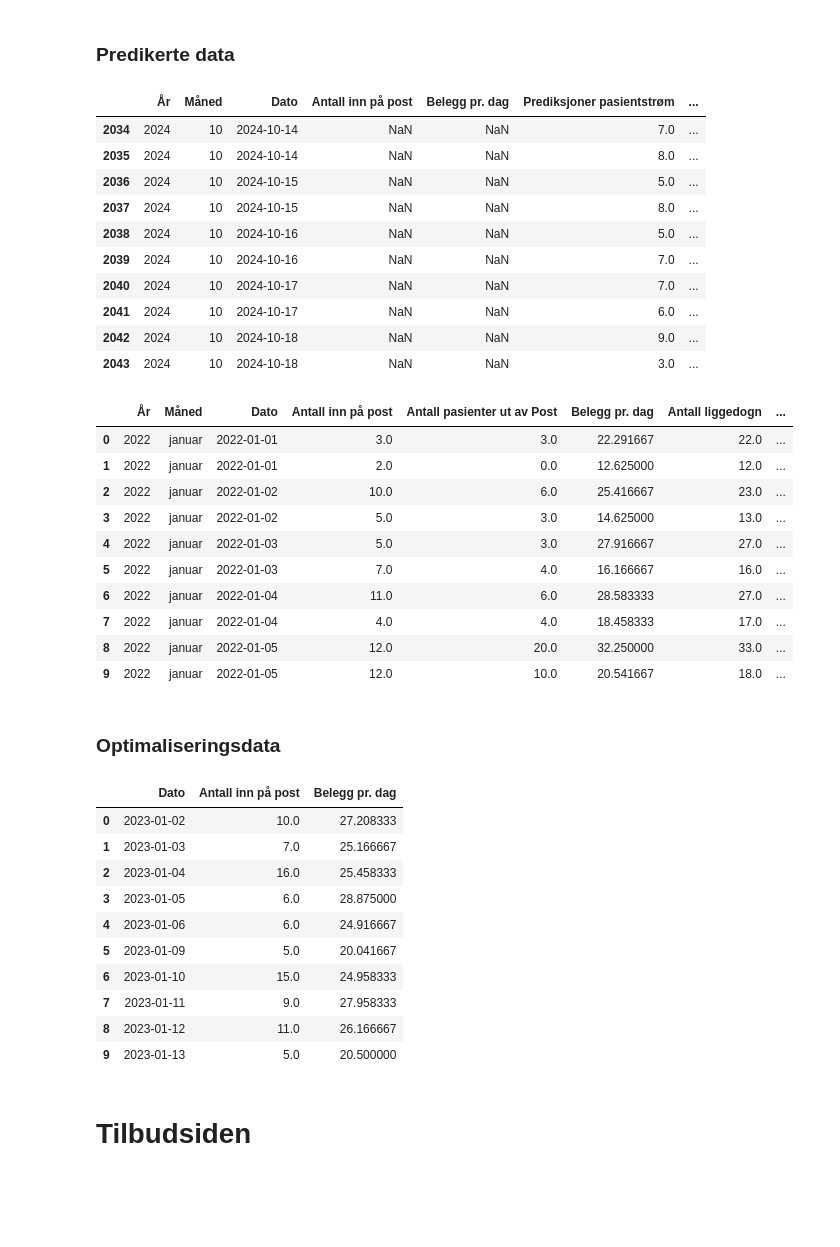
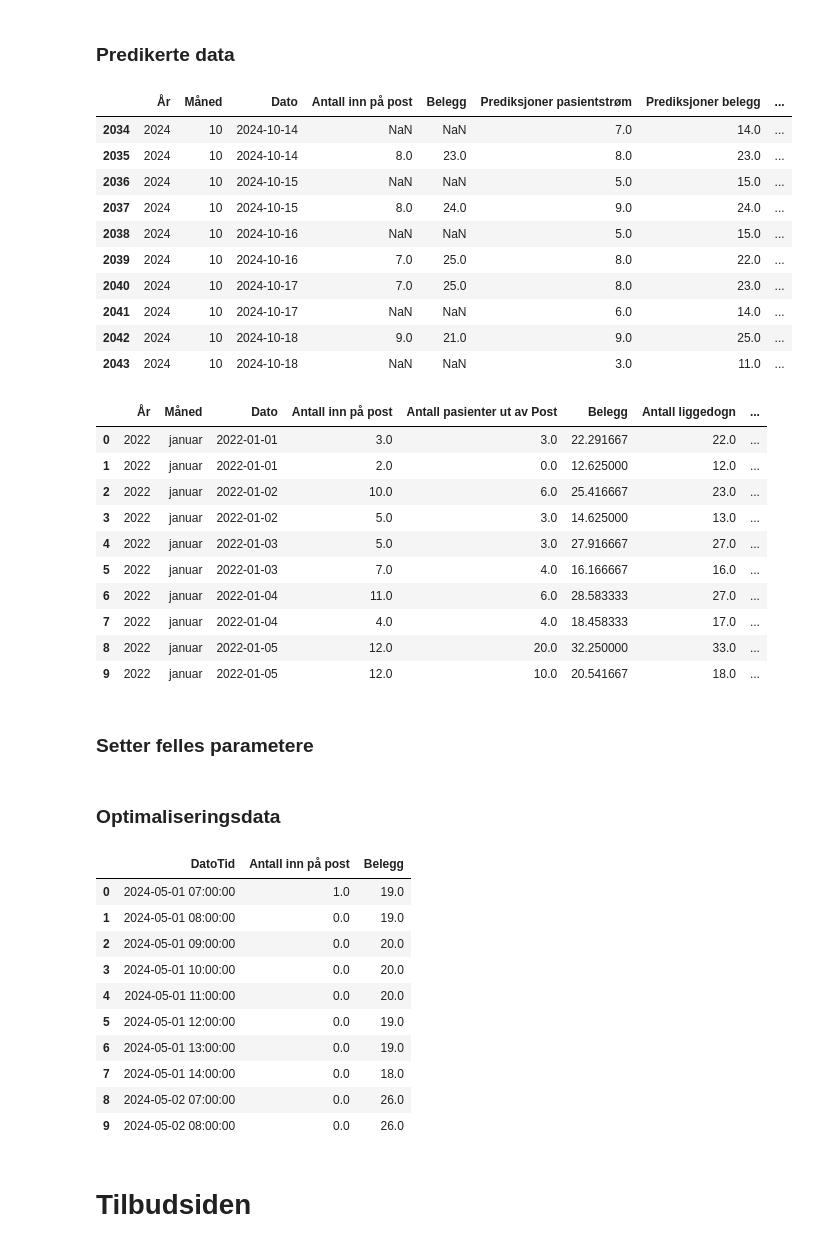
Before and after one commit to JoachimSvensson/HealthSector, a Jupyter notebook: fin_hf_full.ipynb, the cells around one changed output. Cells and saved outputs as stored; diff of their text form; code cells hidden in the pictures; blank space fills up the shorter version.

```diff
--- a/fin_hf_full.ipynb
+++ b/fin_hf_full.ipynb
@@ -31,26 +65,28 @@ fin_data_hist.head(10)
 ### Predikerte data
 # %%
 path_pred = "./forecasting/excel_models/fin_hf_prediksjoner.xlsx"
-forecasted_demand = create_forecast_dataset(path_pred)
+sheetname_med = "hammerfest_medisinsk"
+sheetname_kir = "hammerfest_kirurgisk"
+forecasted_demand = create_forecast_dataset(path_pred, sheetname_med, sheetname_kir)
 forecasted_demand.head(10)
 # %% [output]
-|  | År | Måned | Dato | Antall inn på post | Belegg pr. dag | Prediksjoner pasientstrøm | ... |
-| 2034 | 2024 | 10 | 2024-10-14 | NaN | NaN | 7.0 | ... |
-| 2035 | 2024 | 10 | 2024-10-14 | NaN | NaN | 8.0 | ... |
-| 2036 | 2024 | 10 | 2024-10-15 | NaN | NaN | 5.0 | ... |
-| 2037 | 2024 | 10 | 2024-10-15 | NaN | NaN | 8.0 | ... |
-| 2038 | 2024 | 10 | 2024-10-16 | NaN | NaN | 5.0 | ... |
-| 2039 | 2024 | 10 | 2024-10-16 | NaN | NaN | 7.0 | ... |
-| 2040 | 2024 | 10 | 2024-10-17 | NaN | NaN | 7.0 | ... |
-| 2041 | 2024 | 10 | 2024-10-17 | NaN | NaN | 6.0 | ... |
-| 2042 | 2024 | 10 | 2024-10-18 | NaN | NaN | 9.0 | ... |
-| 2043 | 2024 | 10 | 2024-10-18 | NaN | NaN | 3.0 | ... |
+|  | År | Måned | Dato | Antall inn på post | Belegg | Prediksjoner pasientstrøm | Prediksjoner belegg | ... |
+| 2034 | 2024 | 10 | 2024-10-14 | NaN | NaN | 7.0 | 14.0 | ... |
+| 2035 | 2024 | 10 | 2024-10-14 | 8.0 | 23.0 | 8.0 | 23.0 | ... |
+| 2036 | 2024 | 10 | 2024-10-15 | NaN | NaN | 5.0 | 15.0 | ... |
+| 2037 | 2024 | 10 | 2024-10-15 | 8.0 | 24.0 | 9.0 | 24.0 | ... |
+| 2038 | 2024 | 10 | 2024-10-16 | NaN | NaN | 5.0 | 15.0 | ... |
+| 2039 | 2024 | 10 | 2024-10-16 | 7.0 | 25.0 | 8.0 | 22.0 | ... |
+| 2040 | 2024 | 10 | 2024-10-17 | 7.0 | 25.0 | 8.0 | 23.0 | ... |
+| 2041 | 2024 | 10 | 2024-10-17 | NaN | NaN | 6.0 | 14.0 | ... |
+| 2042 | 2024 | 10 | 2024-10-18 | 9.0 | 21.0 | 9.0 | 25.0 | ... |
+| 2043 | 2024 | 10 | 2024-10-18 | NaN | NaN | 3.0 | 11.0 | ... |
 # %%
 fin_data = pd.concat([fin_data_hist, forecasted_demand], axis=0).sort_values("Dato").reset_index()
 fin_data.drop(["index"], axis=1, inplace=True)
 fin_data.head(10)
 # %% [output]
-|  | År | Måned | Dato | Antall inn på post | Antall pasienter ut av Post | Belegg pr. dag | Antall liggedogn | ... |
+|  | År | Måned | Dato | Antall inn på post | Antall pasienter ut av Post | Belegg | Antall liggedogn | ... |
 | 0 | 2022 | januar | 2022-01-01 | 3.0 | 3.0 | 22.291667 | 22.0 | ... |
 | 1 | 2022 | januar | 2022-01-01 | 2.0 | 0.0 | 12.625000 | 12.0 | ... |
 | 2 | 2022 | januar | 2022-01-02 | 10.0 | 6.0 | 25.416667 | 23.0 | ... |
@@ -61,3 +97,5 @@ fin_data.head(10)
 | 7 | 2022 | januar | 2022-01-04 | 4.0 | 4.0 | 18.458333 | 17.0 | ... |
 | 8 | 2022 | januar | 2022-01-05 | 12.0 | 20.0 | 32.250000 | 33.0 | ... |
 | 9 | 2022 | januar | 2022-01-05 | 12.0 | 10.0 | 20.541667 | 18.0 | ... |
+# %% [markdown]
+### Setter felles parametere
@@ -64,20 +115,20 @@ fin_data.head(10)
 # %% [markdown]
 ### Optimaliseringsdata
 # %%
-data_opt = opt_dataset(fin_data, "medisinsk", year=2023)
+data_opt = opt_dataset(dataset=data, post=post, year=year, shift_type=shift_type, month=month)
 data_opt.head(10)
 # %% [output]
-|  | Dato | Antall inn på post | Belegg pr. dag |
-| 0 | 2023-01-02 | 10.0 | 27.208333 |
-| 1 | 2023-01-03 | 7.0 | 25.166667 |
-| 2 | 2023-01-04 | 16.0 | 25.458333 |
-| 3 | 2023-01-05 | 6.0 | 28.875000 |
-| 4 | 2023-01-06 | 6.0 | 24.916667 |
-| 5 | 2023-01-09 | 5.0 | 20.041667 |
-| 6 | 2023-01-10 | 15.0 | 24.958333 |
-| 7 | 2023-01-11 | 9.0 | 27.958333 |
-| 8 | 2023-01-12 | 11.0 | 26.166667 |
-| 9 | 2023-01-13 | 5.0 | 20.500000 |
+|  | DatoTid | Antall inn på post | Belegg |
+| 0 | 2024-05-01 07:00:00 | 1.0 | 19.0 |
+| 1 | 2024-05-01 08:00:00 | 0.0 | 19.0 |
+| 2 | 2024-05-01 09:00:00 | 0.0 | 20.0 |
+| 3 | 2024-05-01 10:00:00 | 0.0 | 20.0 |
+| 4 | 2024-05-01 11:00:00 | 0.0 | 20.0 |
+| 5 | 2024-05-01 12:00:00 | 0.0 | 19.0 |
+| 6 | 2024-05-01 13:00:00 | 0.0 | 19.0 |
+| 7 | 2024-05-01 14:00:00 | 0.0 | 18.0 |
+| 8 | 2024-05-02 07:00:00 | 0.0 | 26.0 |
+| 9 | 2024-05-02 08:00:00 | 0.0 | 26.0 |
 # %% [markdown]
 # Tilbudsiden
 # %% [markdown]
```
Also changed, not shown: parts of 16 cells of this notebook, 8 other files.
